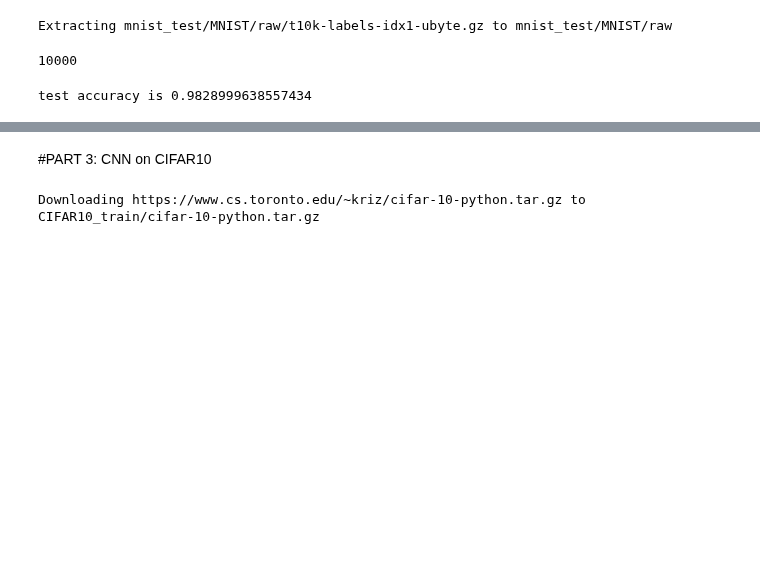
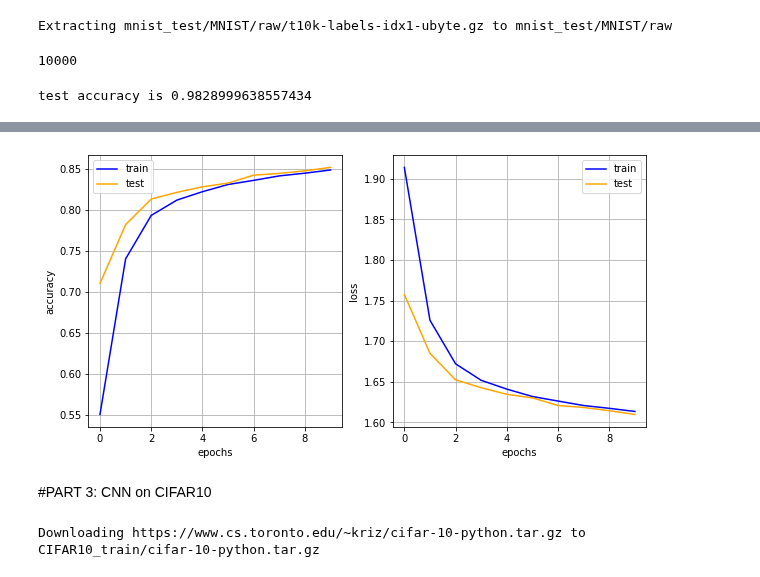
Before and after one commit to Beh-noush/General-Python, a Jupyter notebook: MLP_and_conv_deepnets.ipynb, the cells around one changed output, grey strips where cells are left out. Drawn from its saved outputs; the diff is of its cells as text; code cells hidden in the pictures; blank space fills up the shorter version.

```diff
--- a/MLP_and_conv_deepnets.ipynb
+++ b/MLP_and_conv_deepnets.ipynb
@@ -478,0 +638,7 @@ acc_list_train, loss_list_train, acc_list_test, loss_list_test = train_nn(mlp_mo
+# %%
+epochs = 10
+tt_lenet_model = Lenet5_tensorized(3,2,8,14,14,10, 10)
+tt_lenet_model = tt_lenet_model.to(device)
+optimizer = optim.SGD(tt_lenet_model.parameters(), lr = .1)
+loss = nn.CrossEntropyLoss()
+acc_list_train, loss_list_train, acc_list_test, loss_list_test = train_nn(tt_lenet_model, loss,optimizer, mnist_train_loader, mnist_valid_loader, epochs)
@@ -479,3 +658,7 @@ acc_list_train, loss_list_train, acc_list_test, loss_list_test = train_nn(mlp_mo
+# %%
+plot_results([train_acc.cpu() for train_acc in acc_list_train], [test_acc.cpu() for test_acc in acc_list_test], [loss_train.detach().cpu() for loss_train in loss_list_train], [loss_test.detach().cpu() for loss_test in loss_list_test])
+# %% [output]
+[figure, added]
 # %% [markdown]
 #PART 3: CNN on CIFAR10
 # %%
```
Also changed, not shown: parts of 30 cells of this notebook.
